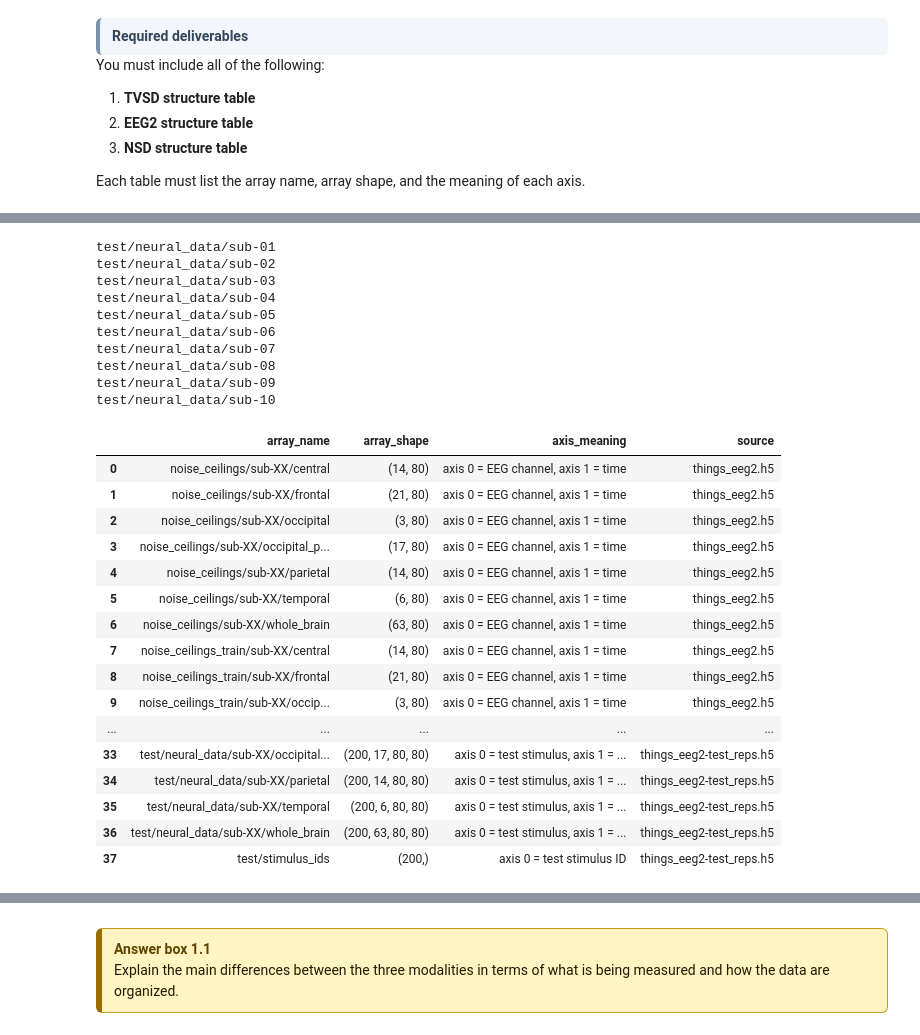
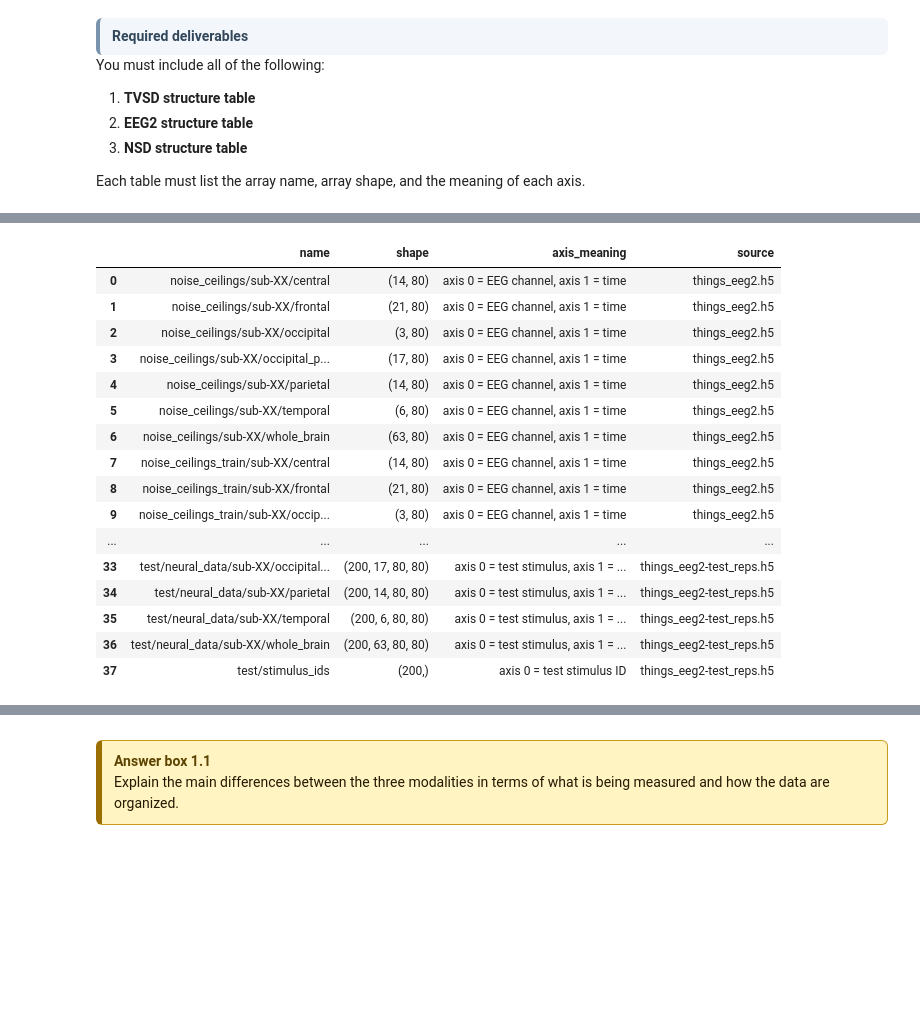
Before and after one commit to Shakikii/Brain-like_Project, a Jupyter notebook: nx414_project_2026.ipynb, the cells around one changed output, grey strips where cells are left out. Saved outputs shown, nothing was run; the diff lists cells and outputs as text; code cells hidden in the pictures; blank space fills up the shorter version.

```diff
--- a/nx414_project_2026.ipynb
+++ b/nx414_project_2026.ipynb
@@ -352,0 +475,11 @@ import torch
+# %%
+# Open files
+tvsd_h5 = h5py.File(tvsd_path, "r")
+eeg2_h5 = h5py.File(eeg2_path, "r")
+eeg2_test_reps_h5 = h5py.File(eeg2_reps_path, "r")
+nsd_rois_h5 = h5py.File(nsd_path, "r")
+
+nsd_ncsnr_lh = nib.load(str(nsd_ncsnr_lh_path))
+nsd_ncsnr_rh = nib.load(str(nsd_ncsnr_rh_path))
+
+print("Neural files loaded successfully.")
@@ -545,6 +825,12 @@ tvsd_table
 #show_keys(eeg2_h5, "test/neural_data/sub-01")
 
 eeg2_table = h5_leaf_datasets(eeg2_h5)
-eeg2_table["axis_meaning"] = eeg2_table["array_name"].apply(eeg2_axis_meaning)
+eeg2_table["name"] = eeg2_table["name"].apply(collapse_subject)
+eeg2_table["axis_meaning"] = eeg2_table["name"].apply(eeg2_axis_meaning)
+eeg2_table = eeg2_table.drop_duplicates().sort_values("name").reset_index(drop=True)
+# add a source column
+eeg2_table["source"] = "things_eeg2.h5"
+
+eeg2_table = eeg2_table[["name", "shape", "axis_meaning", "source"]]
 eeg2_table
 # %% [output]
@@ -588,35 +854,19 @@ eeg2_table_compact
 # %%
-# EEG_test_reps
-show_keys(eeg2_test_reps_h5, "test/neural_data")
+# EEG repetitions
+#show_keys(eeg2_test_reps_h5, "test/neural_data")
 
-# build the compact table for eeg2_test_reps
-eeg2_reps_table = h5_leaf_datasets(eeg2_test_reps_h5).copy()
-eeg2_reps_table["array_name"] = eeg2_reps_table["array_name"].apply(collapse_subject_name)
-eeg2_reps_table = eeg2_reps_table.drop_duplicates().sort_values("array_name").reset_index(drop=True)
-
-# adding meaning of axes
-eeg2_reps_table["axis_meaning"] = eeg2_reps_table["array_name"].apply(eeg2_reps_axis_meaning)
-
-# add a source column
-eeg2_table_compact["source"] = "things_eeg2.h5"
+eeg2_reps_table = h5_leaf_datasets(eeg2_test_reps_h5)
+eeg2_reps_table["name"] = eeg2_reps_table["name"].apply(collapse_subject)
+eeg2_reps_table["axis_meaning"] = eeg2_reps_table["name"].apply(eeg2_reps_axis_meaning)
+eeg2_reps_table = eeg2_reps_table.drop_duplicates().sort_values("name").reset_index(drop=True)
 eeg2_reps_table["source"] = "things_eeg2-test_reps.h5"
+eeg2_reps_table = eeg2_reps_table[["name", "shape", "axis_meaning", "source"]]
 
 # fusion with table eeg2
-eeg2_full_table = pd.concat([eeg2_table_compact, eeg2_reps_table], ignore_index=True)
-eeg2_full_table = eeg2_full_table[["array_name", "array_shape", "axis_meaning","source",]]
+eeg2_full_table = pd.concat([eeg2_table, eeg2_reps_table], ignore_index=True)
 eeg2_full_table
 # %% [output]
-test/neural_data/sub-01
-test/neural_data/sub-02
-test/neural_data/sub-03
-test/neural_data/sub-04
-test/neural_data/sub-05
-test/neural_data/sub-06
-test/neural_data/sub-07
-test/neural_data/sub-08
-test/neural_data/sub-09
-test/neural_data/sub-10
-|  | array_name | array_shape | axis_meaning | source |
+|  | name | shape | axis_meaning | source |
 | 0 | noise_ceilings/sub-XX/central | (14, 80) | axis 0 = EEG channel, axis 1 = time | things_eeg2.h5 |
 | 1 | noise_ceilings/sub-XX/frontal | (21, 80) | axis 0 = EEG channel, axis 1 = time | things_eeg2.h5 |
 | 2 | noise_ceilings/sub-XX/occipital | (3, 80) | axis 0 = EEG channel, axis 1 = time | things_eeg2.h5 |
```
Also changed, not shown: parts of 27 cells of this notebook.
